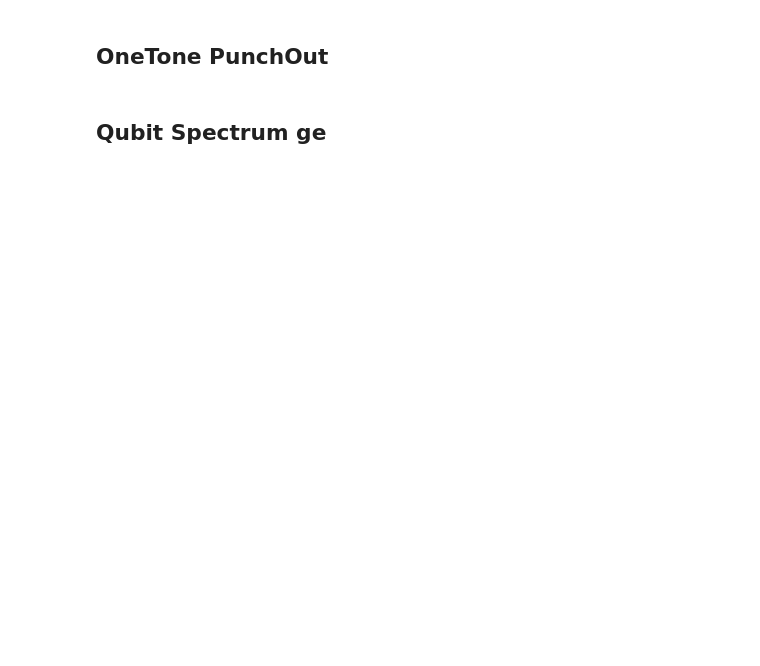
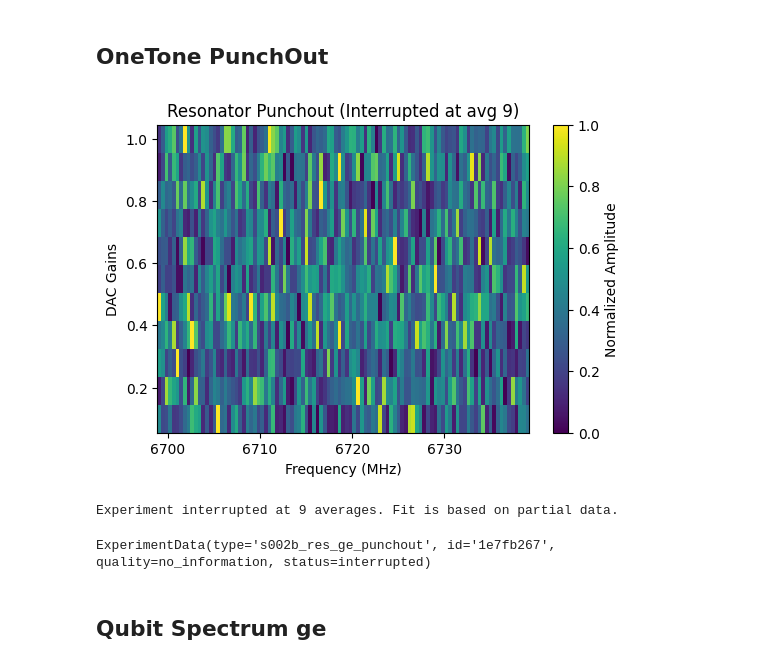
Before and after one commit to JayChien04717/SQC_soc, a Jupyter notebook: QickworkspaceV2.ipynb, the cells around one changed output. Drawn from its saved outputs; the diff is of its cells as text; code cells hidden in the pictures; blank space fills up the shorter version.

```diff
--- a/QickworkspaceV2.ipynb
+++ b/QickworkspaceV2.ipynb
@@ -122,28 +144,32 @@ config_all.update("res_freq_ge", round(result['Fres(GHz)'] * 1e3, 4), q_index=qu
 # %%
 from QickworkspaceV2.experiments.resonator import Punchout
 
 START_FREQ = config_all.get_qubit(qubit)["res_freq_ge"] - 20  # [MHz]
 STOP_FREQ  = config_all.get_qubit(qubit)["res_freq_ge"] + 20  # [MHz]
 
 STEPS_freq = 101
 
 START_gain = 0.1
 STOP_gain  = 1
 STEPS_gain = 11
 
 run_cfg = config_all.get_qubit(qubit)
 run_cfg.update(
     [
         ("f_steps", STEPS_freq),
         ("res_freq_ge", QickSweep1D("freqloop", START_FREQ, STOP_FREQ)),
         ("g_steps", STEPS_gain),
         ("res_gain_ge", QickSweep1D("gainloop", START_gain, STOP_gain)),
         ("relax_delay", 0),
     ]
 )
 punchout = Punchout(run_cfg)
 punchout.run(py_avg=100, show_final_plot=True)
-punchout.saveLabber(qubit, config_all=config_all)
+# punchout.saveLabber(qubit, config_all=config_all)
+# %% [output]
+[figure, added]
+Experiment interrupted at 9 averages. Fit is based on partial data.
+ExperimentData(type='s002b_res_ge_punchout', id='1e7fb267', quality=no_information, status=interrupted)
 # %% [markdown]
 ## Qubit Spectrum ge
 # %%
```
Also changed, not shown: parts of 13 cells of this notebook.
